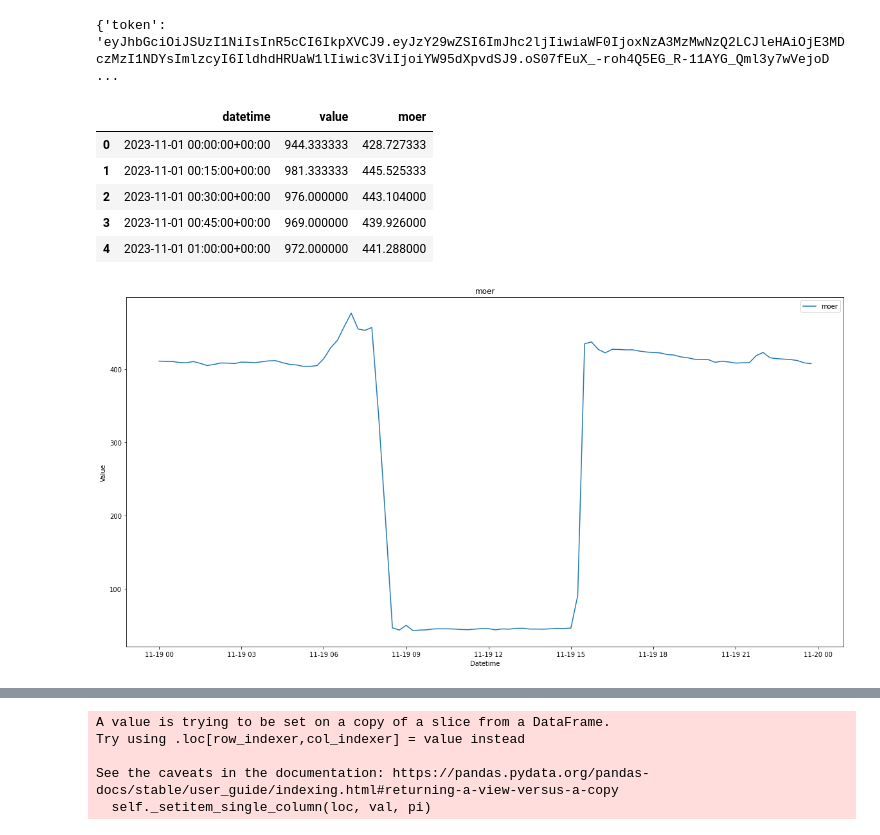
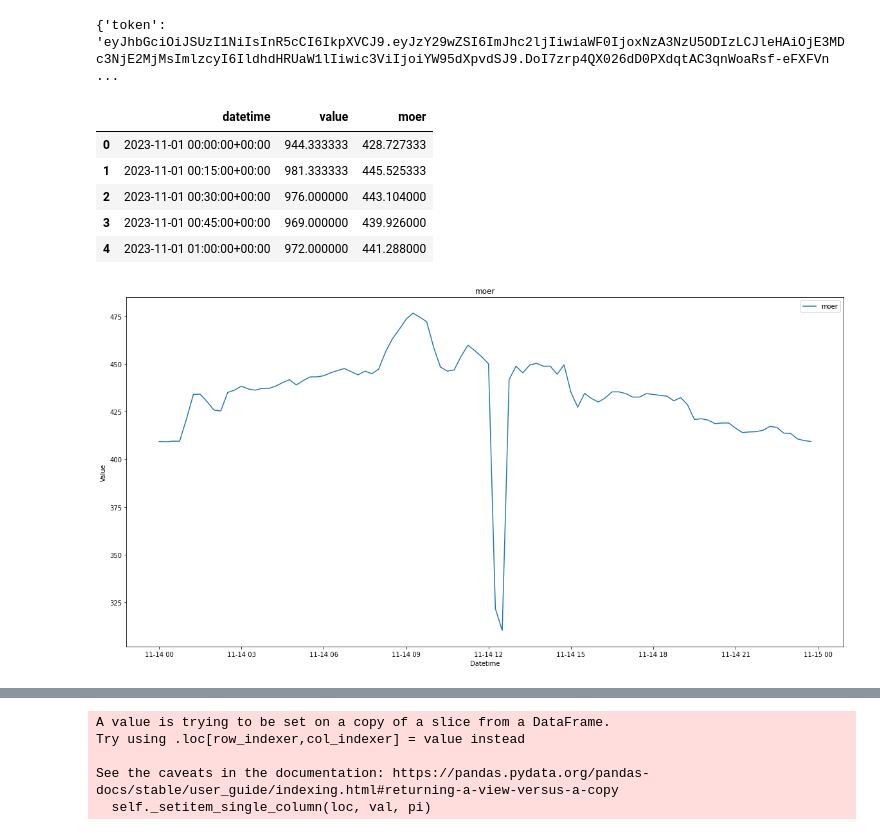
Before and after one commit to ZAY630/ls_sdh, a Jupyter notebook: analysis.ipynb, the cells around one changed output, grey strips where cells are left out. Cells and saved outputs as stored; diff of their text form; code cells hidden in the pictures.

```diff
--- a/analysis.ipynb
+++ b/analysis.ipynb
@@ -4,11 +4,11 @@ import request_moer_data as moer
 import process_smap_data as process
 import pandas as pd
 # %%
-time_intervals = moer.get_intervals(start="2023-11-01", end="2023-12-31")
+time_intervals = moer.get_intervals(start="2023-11-01", end="2024-01-31")
 moer_df = moer.get_moer(time_intervals)
 moer_df.head()
 # %% [output]
-{'token': 'eyJhbGciOiJSUzI1NiIsInR5cCI6IkpXVCJ9.eyJzY29wZSI6ImJhc2ljIiwiaWF0IjoxNzA3MzMwNzQ2LCJleHAiOjE3MDczMzI1NDYsImlzcyI6IldhdHRUaW1lIiwic3ViIjoiYW95dXpvdSJ9.oS07fEuX_-roh4Q5EG_R-11AYG_Qml3y7wVejoD ...
+{'token': 'eyJhbGciOiJSUzI1NiIsInR5cCI6IkpXVCJ9.eyJzY29wZSI6ImJhc2ljIiwiaWF0IjoxNzA3NzU5ODIzLCJleHAiOjE3MDc3NjE2MjMsImlzcyI6IldhdHRUaW1lIiwic3ViIjoiYW95dXpvdSJ9.DoI7zrp4QX026dD0PXdqtAC3qnWoaRsf-eFXFVn ...
 |  | datetime | value | moer |
 | 0 | 2023-11-01 00:00:00+00:00 | 944.333333 | 428.727333 |
 | 1 | 2023-11-01 00:15:00+00:00 | 981.333333 | 445.525333 |
@@ -18,9 +18,9 @@ moer_df.head()
 # %%
 moer_df['datetime'] = moer_df['datetime'].dt.tz_convert('America/Los_Angeles')
 # %%
-process.make_plot(moer_df, ['moer'], date='2023-11-19')
+process.make_plot(moer_df, ['moer'], date='2023-11-14')
 # %% [output]
-[figure, old version]
+[figure, new version]
 # %%
 process.plot_hourly_heatmap(moer_df, ['moer'])
 # %% [output]
```
Also changed, not shown: parts of 6 cells of this notebook, 5 other files.
